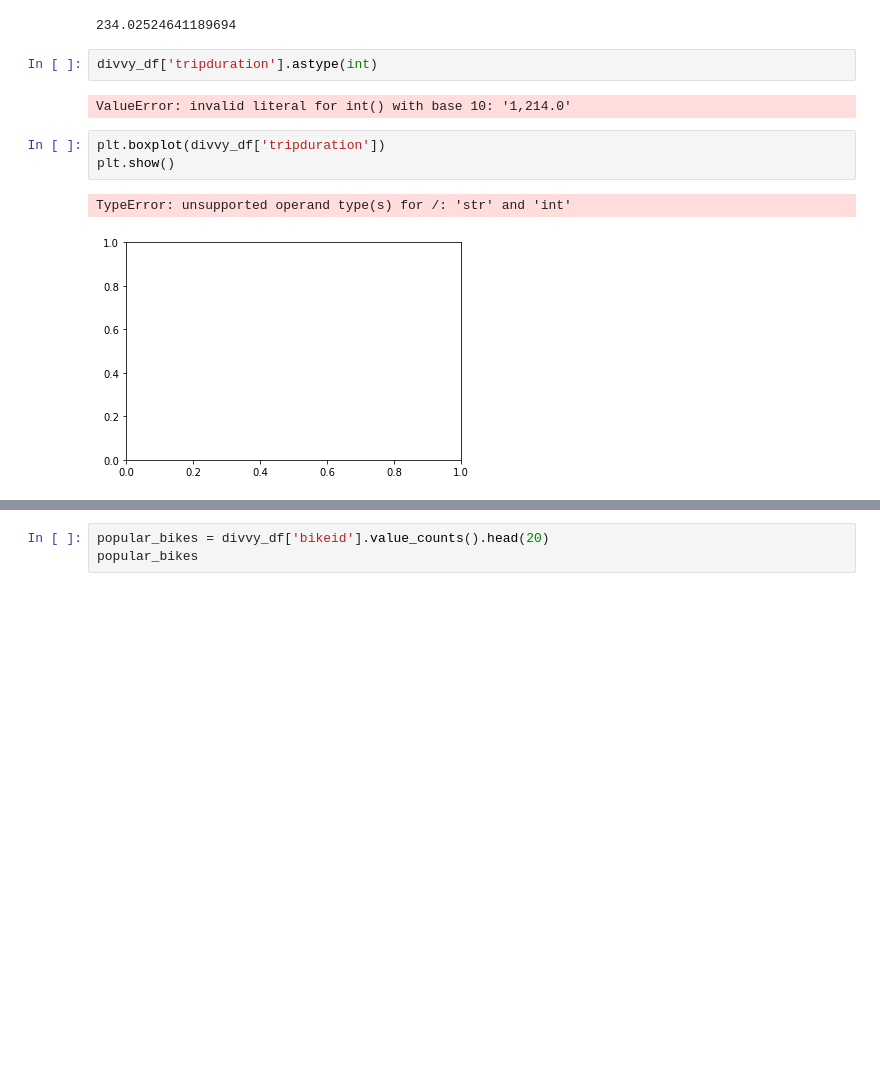
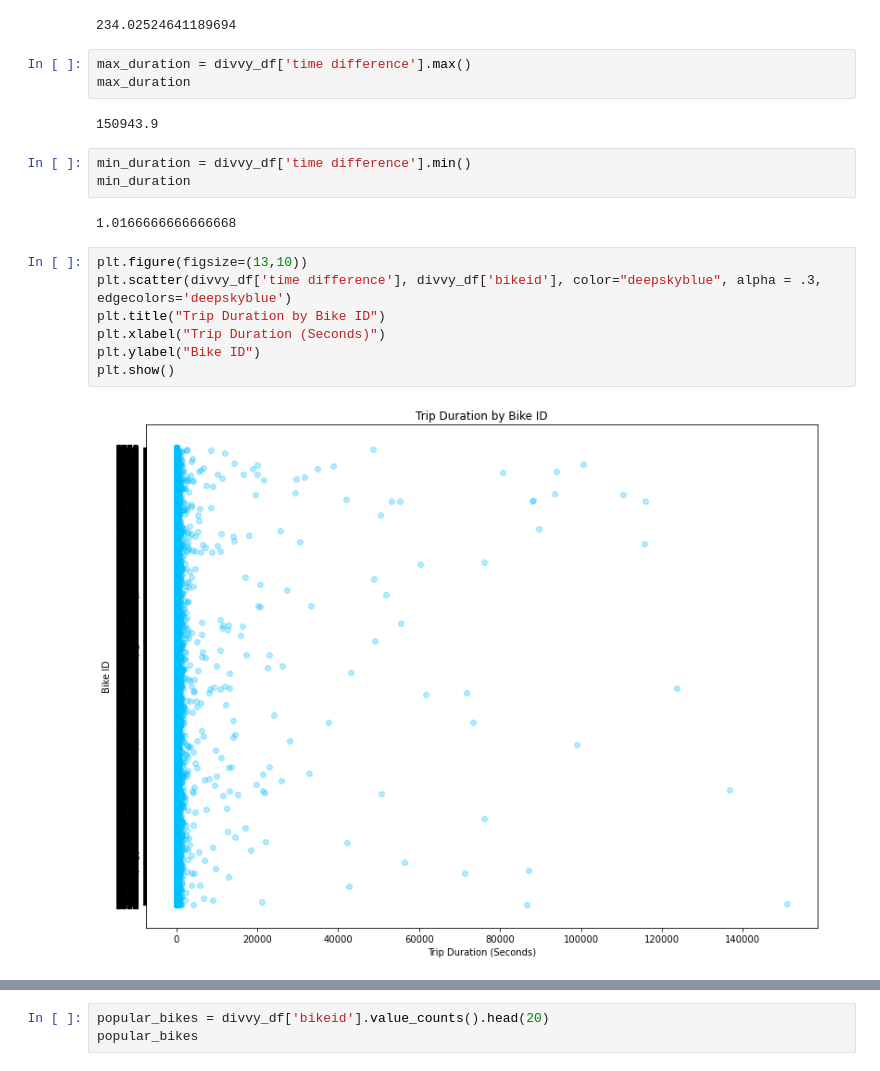
Before and after one commit to ruthhinkle/divvy-analysis, a Jupyter notebook: DIVVY_ANEHER3.ipynb, the cells around one changed output, grey strips where cells are left out. Saved outputs shown, nothing was run; the diff lists cells and outputs as text; blank space fills up the shorter version.

```diff
--- a/DIVVY_ANEHER3.ipynb
+++ b/DIVVY_ANEHER3.ipynb
@@ -127,13 +151,22 @@ popularbikes_average = divvy_df['bikeid'].value_counts().mean()
 popularbikes_average
 # %% [output]
 234.02524641189694
-# %%
-divvy_df['tripduration'].astype(int)
-# %% [output]
-ValueError: invalid literal for int() with base 10: '1,214.0'
-# %%
-plt.boxplot(divvy_df['tripduration'])
-plt.show()
-# %% [output]
-TypeError: unsupported operand type(s) for /: 'str' and 'int'
-[figure, removed]
+# %%
+max_duration = divvy_df['time difference'].max()
+max_duration
+# %% [output]
+150943.9
+# %%
+min_duration = divvy_df['time difference'].min()
+min_duration
+# %% [output]
+1.0166666666666668
+# %%
+plt.figure(figsize=(13,10))
+plt.scatter(divvy_df['time difference'], divvy_df['bikeid'], color="deepskyblue", alpha = .3, edgecolors='deepskyblue')
+plt.title("Trip Duration by Bike ID")
+plt.xlabel("Trip Duration (Seconds)")
+plt.ylabel("Bike ID")
+plt.show()
+# %% [output]
+[figure, added]
```
Also changed, not shown: parts of 36 cells of this notebook.
